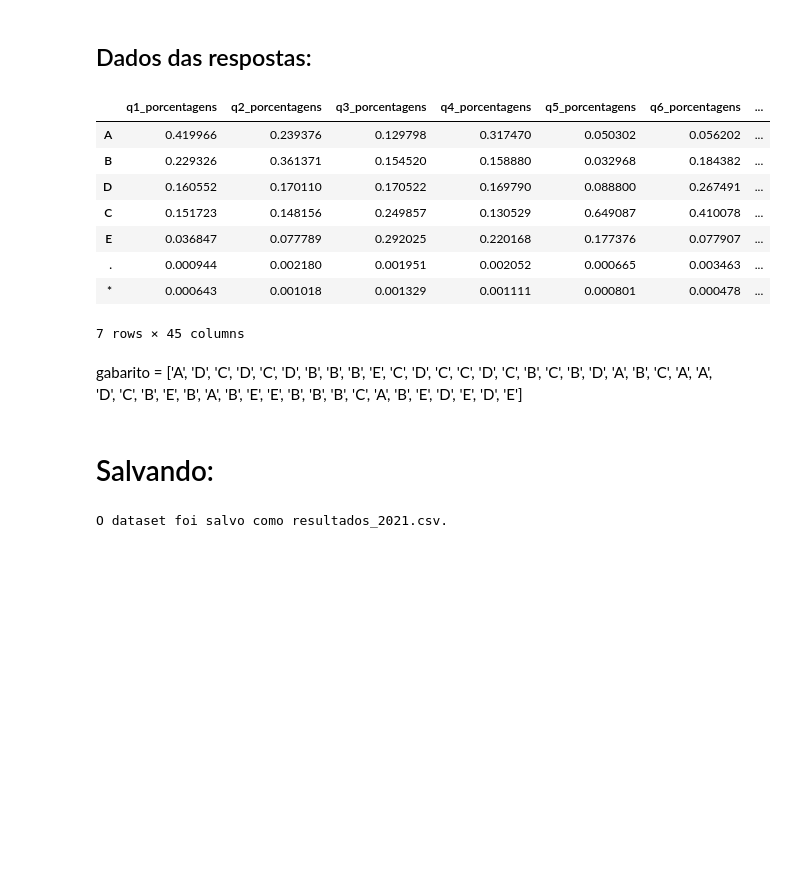
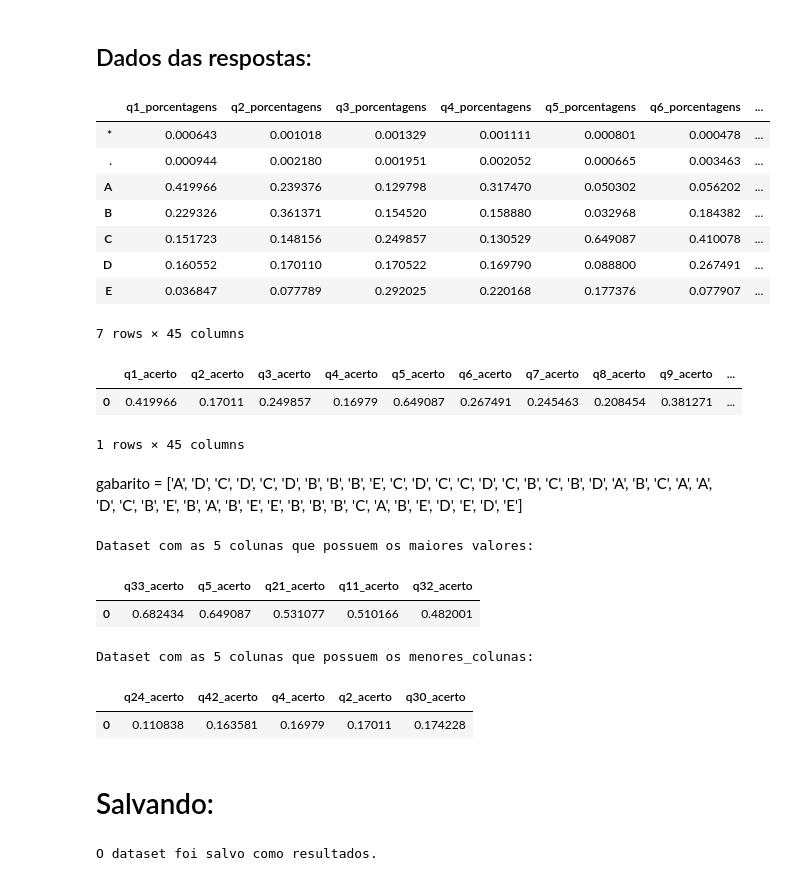
Before and after one commit to Gus-1003/Projeto_Pesquisa_Enem, a Jupyter notebook: Conclusão/Sistema_Enem_2021.ipynb, the cells around one changed output. Cells and saved outputs as stored; diff of their text form; code cells hidden in the pictures; blank space fills up the shorter version.

```diff
--- a/Conclusão/Sistema_Enem_2021.ipynb
+++ b/Conclusão/Sistema_Enem_2021.ipynb
@@ -401,41 +401,98 @@ display(provaEnem)
 # %%
 # lista com os nomes das colunas que vão ser plotadas
 colunas = ['q' + str(i) for i in range(1, 46)]
 
 # criar um DataFrame vazio para armazenar os resultados
 resultado = pd.DataFrame()
 
 # loop para iterar sobre as colunas e criar os gráficos
 for coluna in colunas:
     # obter os valores de value_counts()
     valores = provaEnem[coluna].value_counts()
     porcentagens = provaEnem[coluna].value_counts(normalize=True)
 
     # adicionar os valores e porcentagens como colunas no DataFrame resultado
     #resultado[coluna + '_valores'] = valores
     resultado[coluna + '_porcentagens'] = porcentagens
 
+# Ordenar as linhas em ordem alfabética pelas letras que representam as alternativas
+resultado = resultado.sort_index()
+
 # exibir o resultado final
 resultado
 # %% [output]
 |  | q1_porcentagens | q2_porcentagens | q3_porcentagens | q4_porcentagens | q5_porcentagens | q6_porcentagens | ... |
+| * | 0.000643 | 0.001018 | 0.001329 | 0.001111 | 0.000801 | 0.000478 | ... |
+| . | 0.000944 | 0.002180 | 0.001951 | 0.002052 | 0.000665 | 0.003463 | ... |
 | A | 0.419966 | 0.239376 | 0.129798 | 0.317470 | 0.050302 | 0.056202 | ... |
 | B | 0.229326 | 0.361371 | 0.154520 | 0.158880 | 0.032968 | 0.184382 | ... |
+| C | 0.151723 | 0.148156 | 0.249857 | 0.130529 | 0.649087 | 0.410078 | ... |
 | D | 0.160552 | 0.170110 | 0.170522 | 0.169790 | 0.088800 | 0.267491 | ... |
-| C | 0.151723 | 0.148156 | 0.249857 | 0.130529 | 0.649087 | 0.410078 | ... |
 | E | 0.036847 | 0.077789 | 0.292025 | 0.220168 | 0.177376 | 0.077907 | ... |
-| . | 0.000944 | 0.002180 | 0.001951 | 0.002052 | 0.000665 | 0.003463 | ... |
-| * | 0.000643 | 0.001018 | 0.001329 | 0.001111 | 0.000801 | 0.000478 | ... |
 7 rows × 45 columns
+# %%
+# Gabarito
+gabarito = ['A', 'D', 'C', 'D', 'C', 'D', 'B', 'B', 'B', 'E', 'C', 'D', 'C', 'C', 'D', 'C', 'B', 'C', 'B', 'D', 'A', 'B', 'C', 'A', 'A', 'D', 'C', 'B', 'E', 'B', 'A', 'B', 'E', 'E', 'B', 'B', 'B', 'C', 'A', 'B', 'E', 'D', 'E', 'D', 'E']
+
+# Criando um novo DataFrame com as porcentagens de acerto da questão baseado no gabarito
+porcentagens_acerto = pd.DataFrame()
+
+for questao, resposta in enumerate(gabarito, start=1):
+    if resposta in resultado.index:
+        porcentagens_acerto[f'q{questao}_acerto'] = [resultado.loc[resposta, f'q{questao}_porcentagens']]
+    else:
+        porcentagens_acerto[f'q{questao}_acerto'] = [0.0]  # Alternativa não encontrada, atribui 0.0
+
+# Exibindo o resultado
+porcentagens_acerto
+# %% [output]
+|  | q1_acerto | q2_acerto | q3_acerto | q4_acerto | q5_acerto | q6_acerto | q7_acerto | q8_acerto | q9_acerto | ... |
+| 0 | 0.419966 | 0.17011 | 0.249857 | 0.16979 | 0.649087 | 0.267491 | 0.245463 | 0.208454 | 0.381271 | ... |
+1 rows × 45 columns
 # %% [markdown]
 gabarito = ['A', 'D', 'C', 'D', 'C', 'D', 'B', 'B', 'B', 'E', 'C', 'D', 'C', 'C', 'D', 'C', 'B', 'C', 'B', 'D', 'A', 'B', 'C', 'A', 'A', 'D', 'C', 'B', 'E', 'B', 'A', 'B', 'E', 'E', 'B', 'B', 'B', 'C', 'A', 'B', 'E', 'D', 'E', 'D', 'E']
+# %%
+# Encontrar a coluna com o maior valor
+coluna_maior_valor = porcentagens_acerto.idxmax(axis=1).iloc[0]
+
+# Obter os rótulos das 5 colunas com os maiores valores
+maiores_colunas = porcentagens_acerto.iloc[0].nlargest(5).index
+
+# Selecionar as 5 colunas com os maiores valores
+dataset_maiores_colunas = porcentagens_acerto[maiores_colunas]
+
+print("Dataset com as 5 colunas que possuem os maiores valores:")
+dataset_maiores_colunas
+# %% [output]
+Dataset com as 5 colunas que possuem os maiores valores:
+|  | q33_acerto | q5_acerto | q21_acerto | q11_acerto | q32_acerto |
+| 0 | 0.682434 | 0.649087 | 0.531077 | 0.510166 | 0.482001 |
+# %%
+# Encontrar a coluna com o maior valor
+coluna_maior_valor = porcentagens_acerto.idxmax(axis=1).iloc[0]
+
+# Obter os rótulos das 5 colunas com os maiores valores
+menores_colunas = porcentagens_acerto.iloc[0].nsmallest(5).index
+
+# Selecionar as 5 colunas com os maiores valores
+dataset_menores_colunas = porcentagens_acerto[menores_colunas]
+
+print("Dataset com as 5 colunas que possuem os menores_colunas:")
+dataset_menores_colunas
+# %% [output]
+Dataset com as 5 colunas que possuem os menores_colunas:
+|  | q24_acerto | q42_acerto | q4_acerto | q2_acerto | q30_acerto |
+| 0 | 0.110838 | 0.163581 | 0.16979 | 0.17011 | 0.174228 |
 # %% [markdown]
 # Salvando:
 # %%
 # salvar o resultado em um arquivo CSV com o nome personalizado
-nome_arquivo = f"resultados_{amostra}"
-resultado.to_csv("/content/drive/MyDrive/Pesquisa_Enem/Resultados/" + nome_arquivo)
 
-print(f"O dataset foi salvo como {nome_arquivo}.")
+resultado.to_csv("/content/drive/MyDrive/Pesquisa_Enem/Resultados/" + f"resultados_{amostra}")
+porcentagens_acerto.to_csv("/content/drive/MyDrive/Pesquisa_Enem/Resultados/" + f"Porcentagem_quests_{amostra}")
+dataset_maiores_colunas.to_csv("/content/drive/MyDrive/Pesquisa_Enem/Resultados/" + f"quest_easy_{amostra}")
+dataset_menores_colunas.to_csv("/content/drive/MyDrive/Pesquisa_Enem/Resultados/" + f"resquest_hard_{amostra}")
+
+print(f"O dataset foi salvo como resultados.")
 # %% [output]
-O dataset foi salvo como resultados_2021.csv.
+O dataset foi salvo como resultados.
```
Also changed, not shown: parts of 1 cell of this notebook.
